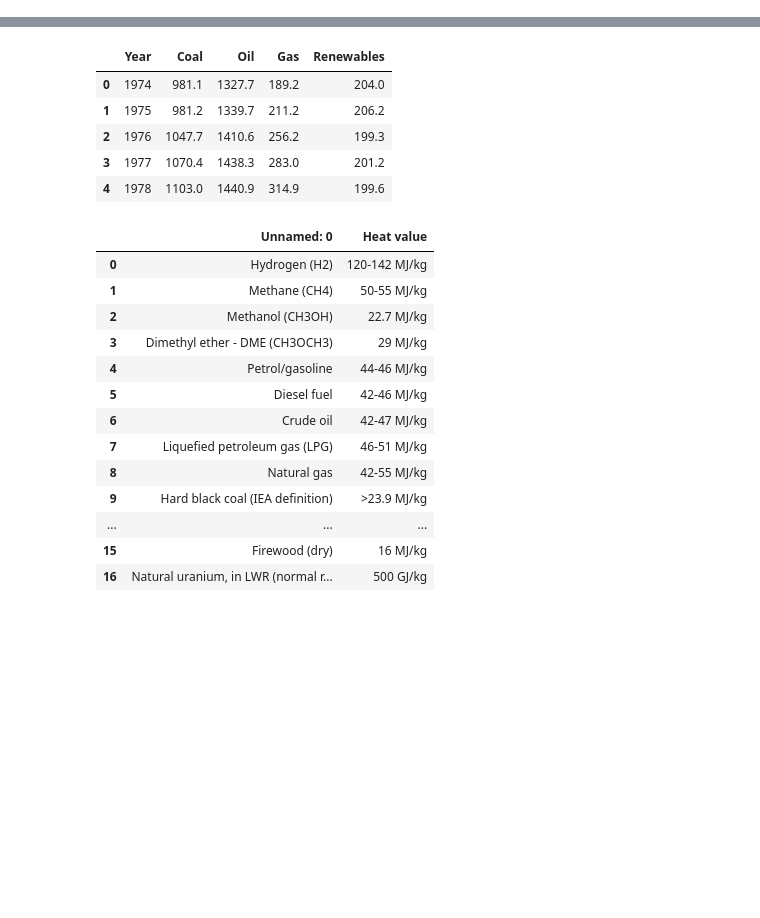
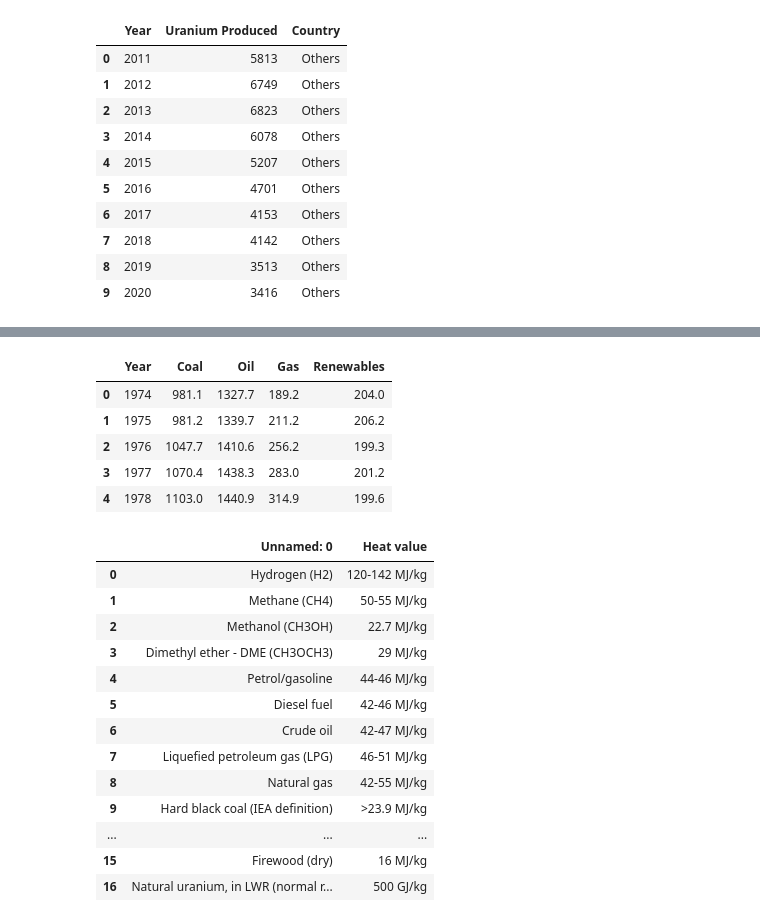
Before and after one commit to Wjjay/assignment2, a Jupyter notebook: data/wrangler.ipynb, the cells around one changed output, grey strips where cells are left out. Saved outputs shown, nothing was run; the diff lists cells and outputs as text; code cells hidden in the pictures; blank space fills up the shorter version.

```diff
--- a/data/wrangler.ipynb
+++ b/data/wrangler.ipynb
@@ -23,0 +42,14 @@ u.head()
+# %%
+o
+# %% [output]
+|  | Year | Uranium Produced | Country |
+| 0 | 2011 | 5813 | Others |
+| 1 | 2012 | 6749 | Others |
+| 2 | 2013 | 6823 | Others |
+| 3 | 2014 | 6078 | Others |
+| 4 | 2015 | 5207 | Others |
+| 5 | 2016 | 4701 | Others |
+| 6 | 2017 | 4153 | Others |
+| 7 | 2018 | 4142 | Others |
+| 8 | 2019 | 3513 | Others |
+| 9 | 2020 | 3416 | Others |
```
Also changed, not shown: parts of 10 cells of this notebook, 15 other files.
